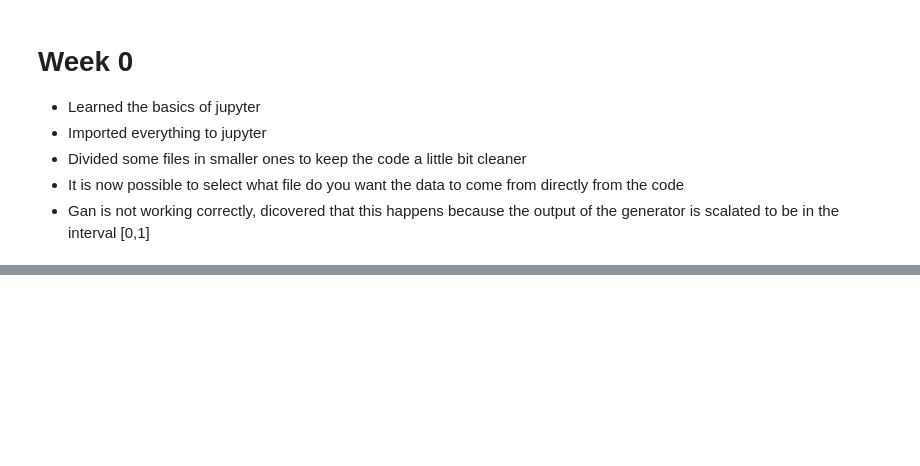
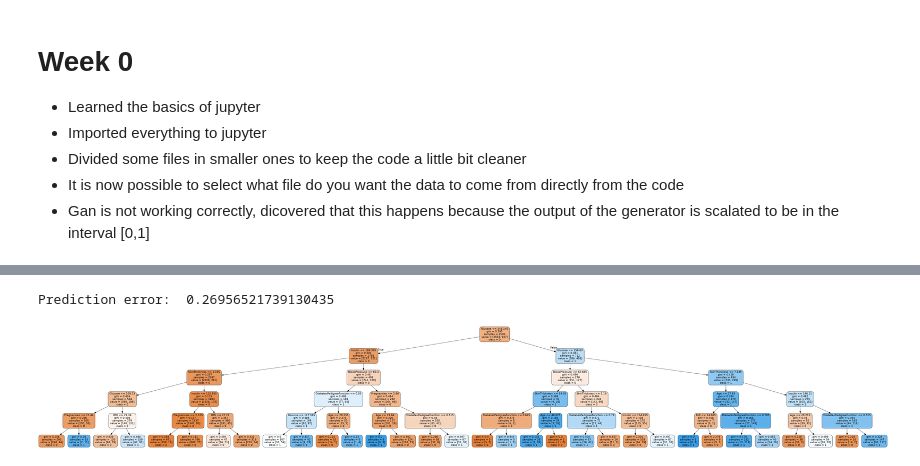
Before and after one commit to fhtanaka/directed_research_CS_2018, a Jupyter notebook: report.ipynb, the cells around one changed output, grey strips where cells are left out. Saved outputs shown, nothing was run; the diff lists cells and outputs as text; code cells hidden in the pictures; blank space fills up the shorter version.

```diff
--- a/report.ipynb
+++ b/report.ipynb
@@ -35,0 +41,27 @@ Diabets 34.9 %  of the dataset
+# %%
+from decision_tree import *
+import pandas as pd
+
+data = pd.read_csv("diabetes.csv")
+fake_data = pd.read_csv("fake_data/diabetes_999.csv")
+
+#Treating the fake data
+fake_data = fake_data.tail(5000)
+fake_data.loc[fake_data.Outcome >= 0.5, 'Outcome'] = 1
+fake_data.loc[fake_data.Outcome < 0.5, 'Outcome'] = 0
+
+# Creating set of training and test data for both fake and original datasets
+original_data_training_set = data.head(int(data.shape[0]*0.7))
+fake_data_training_set  = fake_data.head(int(fake_data.shape[0]*0.7))
+original_data_testing_set  = data.tail(int(data.shape[0]*0.3))
+fake_data_testing_set  = fake_data.tail(int(fake_data.shape[0]*0.3))
+
+create_and_evaluate_DT(fake_data_training_set, original_data_testing_set)
+
+import pydotplus # Decision tree plotting
+from IPython.display import Image
+g = pydotplus.graph_from_dot_file(path="tree.dot")
+Image(g.create_png())
+# %% [output]
+Prediction error:  0.26956521739130435
+[figure, added]
```
Also changed, not shown: parts of 2 cells of this notebook, 2 other files.
